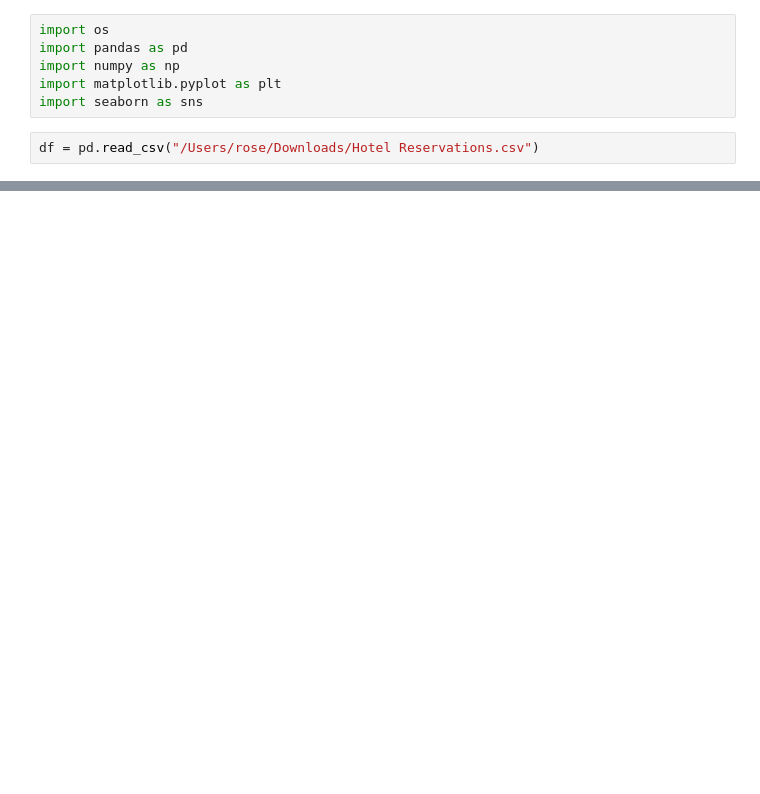
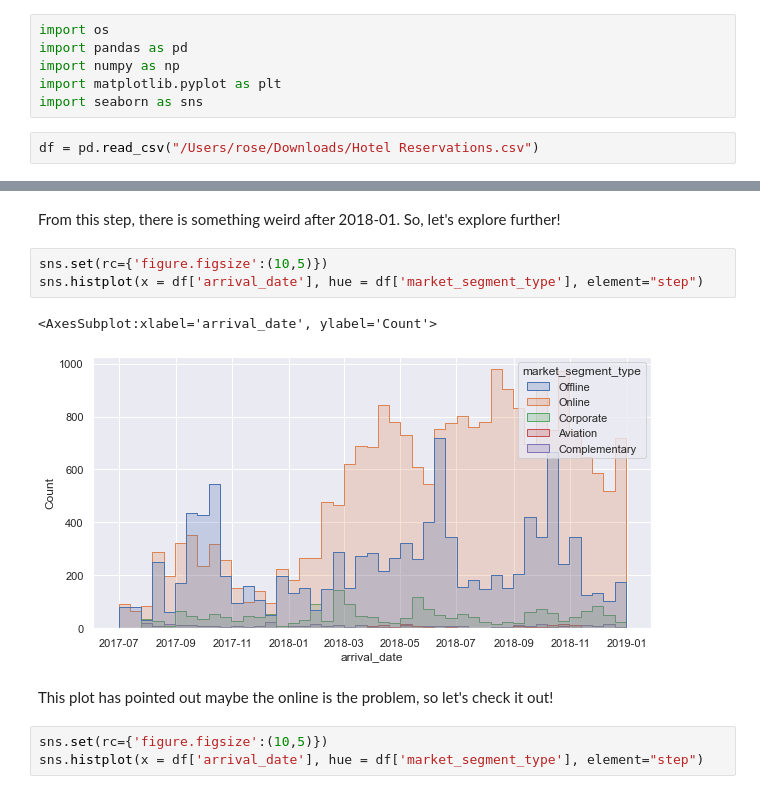
Before and after one commit to Sirabhop/Kaggle_Challenge, a Jupyter notebook: Challenge_3_Hotel_Reservation.ipynb, the cells around one changed output, grey strips where cells are left out. Drawn from its saved outputs; the diff is of its cells as text; blank space fills up the shorter version.

```diff
--- a/Challenge_3_Hotel_Reservation.ipynb
+++ b/Challenge_3_Hotel_Reservation.ipynb
@@ -16,0 +24,13 @@ df['arrival_year']=df['arrival_year'].to_string
+# %% [markdown]
+From this step, there is something weird after 2018-01. So, let's explore further!
+# %%
+sns.set(rc={'figure.figsize':(10,5)})
+sns.histplot(x = df['arrival_date'], hue = df['market_segment_type'], element="step")
+# %% [output]
+<AxesSubplot:xlabel='arrival_date', ylabel='Count'>
+[figure, added]
+# %% [markdown]
+This plot has pointed out maybe the online is the problem, so let's check it out!
+# %%
+sns.set(rc={'figure.figsize':(10,5)})
+sns.histplot(x = df['arrival_date'], hue = df['market_segment_type'], element="step")
```
Also changed, not shown: parts of 8 cells of this notebook.
